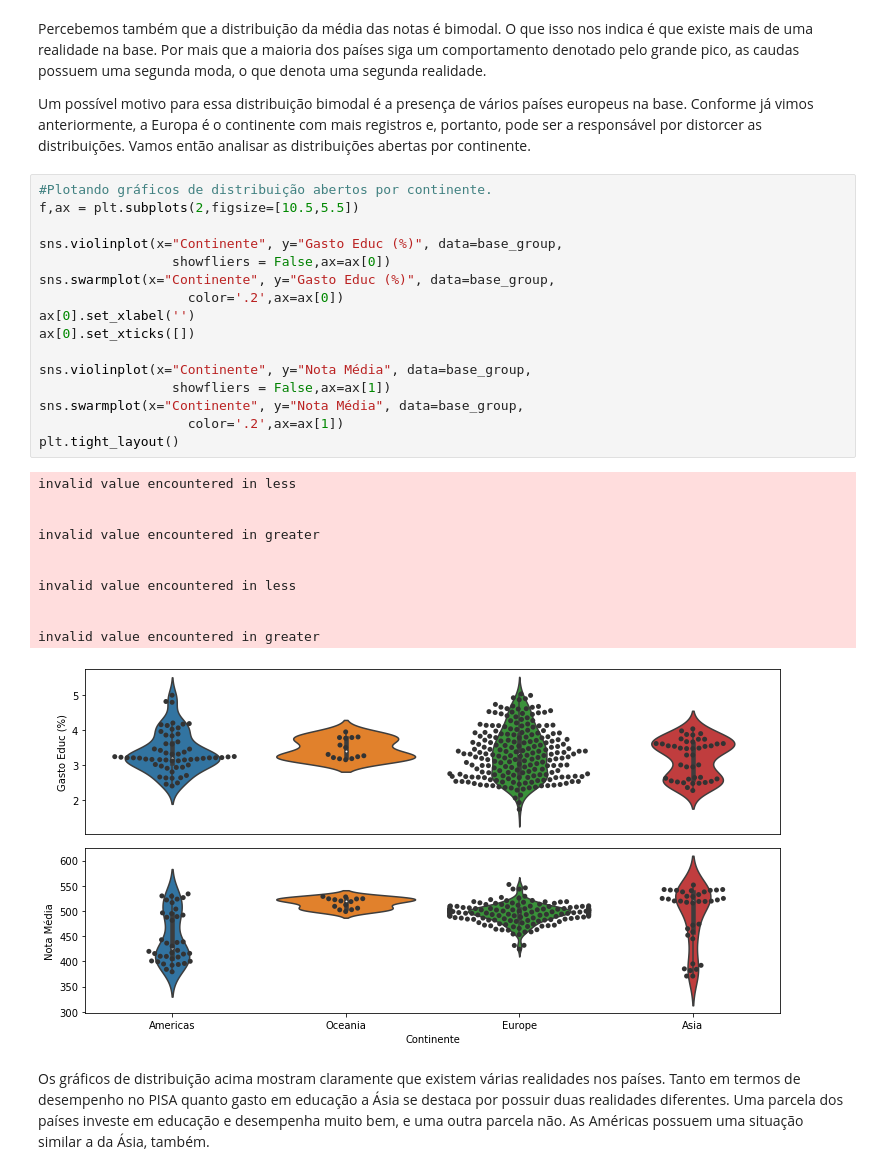
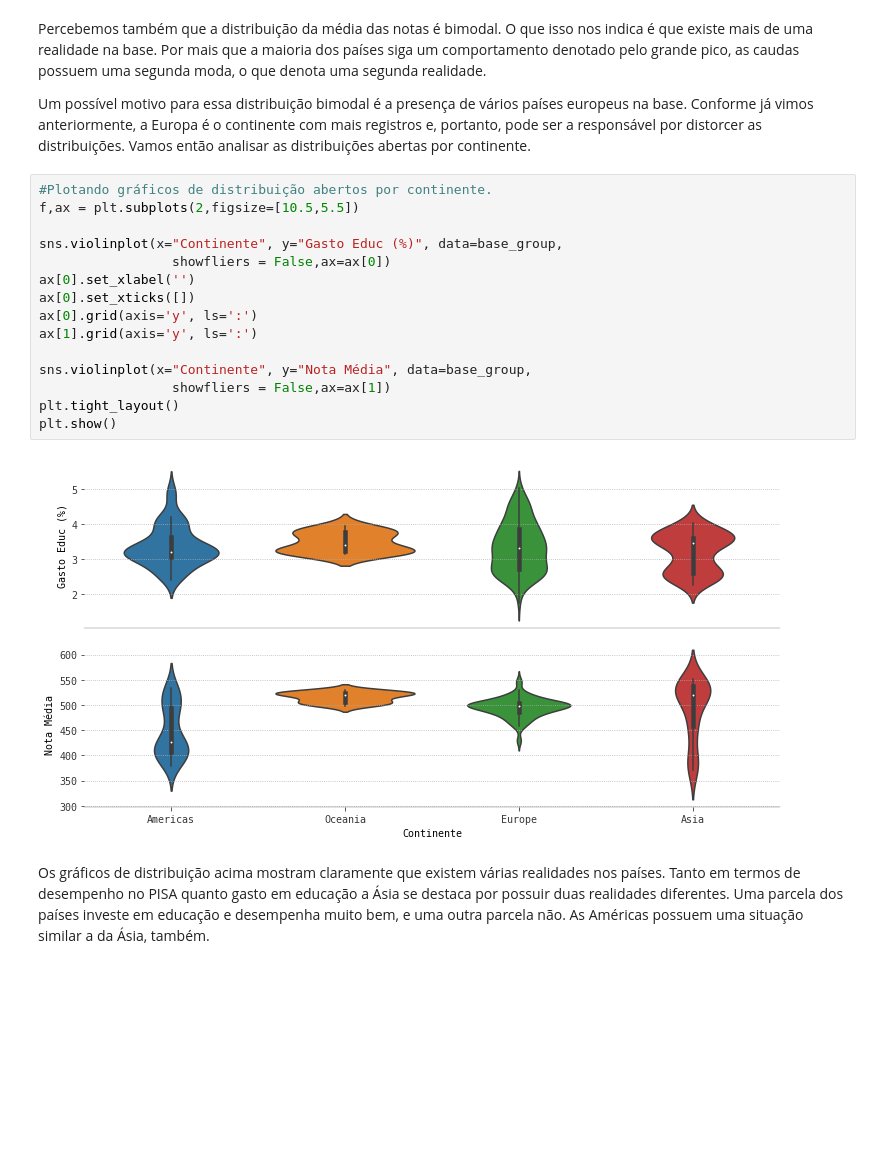
Before and after one commit to kojabawa/exploratory_data_analysis, a Jupyter notebook: EDA/Trabalho Asla.ipynb, the cells around one changed output. Cells and saved outputs as stored; diff of their text form; blank space fills up the shorter version.

```diff
--- a/EDA/Trabalho Asla.ipynb
+++ b/EDA/Trabalho Asla.ipynb
@@ -357,31 +396,20 @@ Um possível motivo para essa distribuição bimodal é a presença de vários p
 # %%
 #Plotando gráficos de distribuição abertos por continente.
 f,ax = plt.subplots(2,figsize=[10.5,5.5])
 
 sns.violinplot(x="Continente", y="Gasto Educ (%)", data=base_group,
                  showfliers = False,ax=ax[0])
-sns.swarmplot(x="Continente", y="Gasto Educ (%)", data=base_group,
-                   color='.2',ax=ax[0])
 ax[0].set_xlabel('')
 ax[0].set_xticks([])
+ax[0].grid(axis='y', ls=':')
+ax[1].grid(axis='y', ls=':')
 
 sns.violinplot(x="Continente", y="Nota Média", data=base_group,
                  showfliers = False,ax=ax[1])
-sns.swarmplot(x="Continente", y="Nota Média", data=base_group,
-                   color='.2',ax=ax[1])
 plt.tight_layout()
+plt.show()
 # %% [output]
-invalid value encountered in less
-
-
-invalid value encountered in greater
-
-
-invalid value encountered in less
-
-
-invalid value encountered in greater
-[figure, old version]
+[figure, new version]
 # %% [markdown]
 Os gráficos de distribuição acima mostram claramente que existem várias realidades nos países. Tanto em termos de desempenho no PISA quanto gasto em educação a Ásia se destaca por possuir duas realidades diferentes. Uma parcela dos países investe em educação e desempenha muito bem, e uma outra parcela não. As Américas possuem uma situação similar a da Ásia, também.
 # %% [markdown]
```
Also changed, not shown: parts of 16 cells of this notebook.
